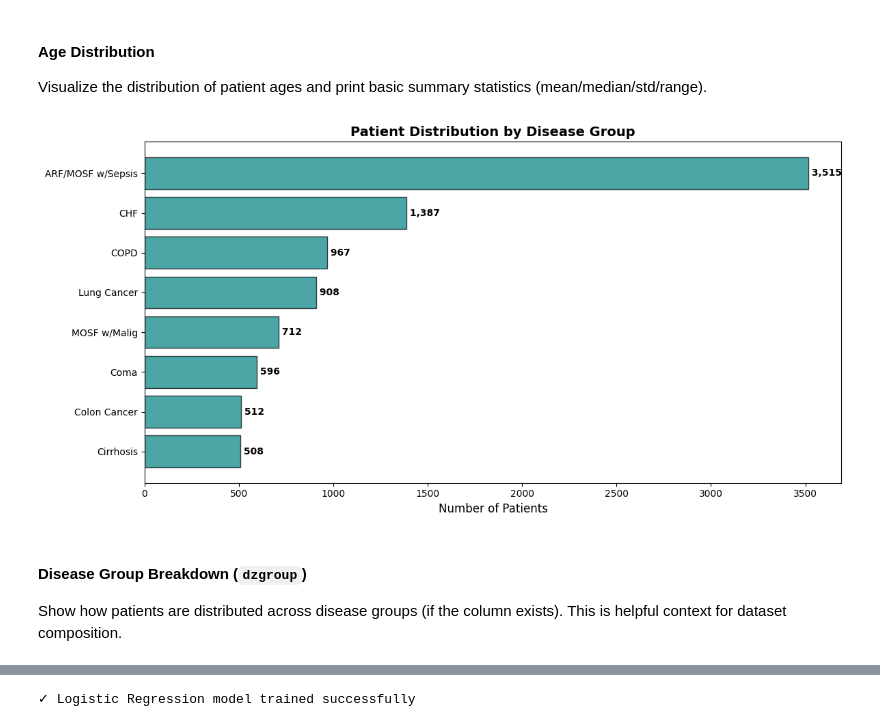
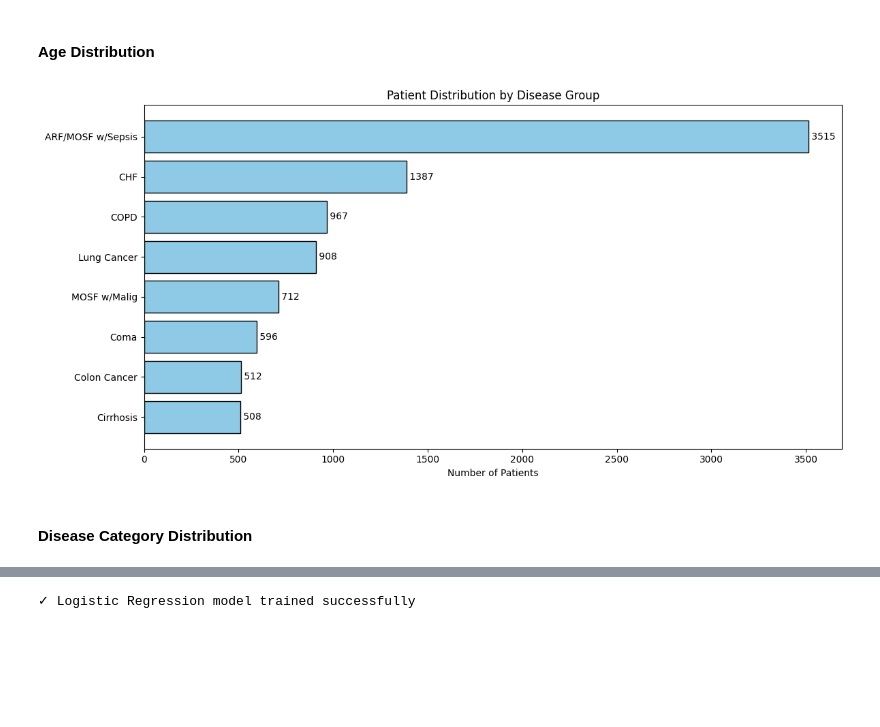
Before and after one commit to ARM-21/ICU-Critical-Patient-Survival-Rate-Prediction, a Jupyter notebook: Critical_Patient_Survival_Implementation.ipynb, the cells around one changed output, grey strips where cells are left out. Saved outputs shown, nothing was run; the diff lists cells and outputs as text; code cells hidden in the pictures; blank space fills up the shorter version.

```diff
--- a/Critical_Patient_Survival_Implementation.ipynb
+++ b/Critical_Patient_Survival_Implementation.ipynb
@@ -178,38 +167,32 @@ Age Statistics:
 # %% [markdown]
 #### Age Distribution
-
-
-Visualize the distribution of patient ages and print basic summary statistics (mean/median/std/range).
 # %%
-if 'dzgroup' in df.columns:
+# --- Disease Category Distribution ---
+
+if "dzgroup" in df.columns:
+    counts = df["dzgroup"].value_counts()
     plt.figure(figsize=(12, 6))
-
-    disease_counts = df['dzgroup'].value_counts()
-    bars = plt.barh(disease_counts.index, disease_counts.values,
-                    color='teal', edgecolor='black', alpha=0.7)
-
-    plt.xlabel('Number of Patients', fontsize=12)
-    plt.title('Patient Distribution by Disease Group',
-             fontweight='bold', fontsize=14)
+    bars = plt.barh(counts.index, counts.values, color="#8ecae6", edgecolor="black")
+    plt.xlabel("Number of Patients")
+    plt.title("Patient Distribution by Disease Group")
     plt.gca().invert_yaxis()
 
-    # Add count labels
-    for i, bar in enumerate(bars):
-        width = bar.get_width()
-        plt.text(width, bar.get_y() + bar.get_height()/2.,
-                f' {int(width):,}',
-                ha='left', va='center', fontweight='bold')
+    for b in bars:
+        plt.text(
+            b.get_width(),
+            b.get_y() + b.get_height() / 2,
+            f" {int(b.get_width())}",
+            va="center"
+        )
 
     plt.tight_layout()
-    plt.savefig('disease_distribution.png', dpi=300, bbox_inches='tight')
     plt.show()
+else:
+    print("Column 'dzgroup' not found in the dataset.")
 # %% [output]
-[figure, old version]
+[figure, new version]
 # %% [markdown]
-#### Disease Group Breakdown (`dzgroup`)
-
-
-Show how patients are distributed across disease groups (if the column exists). This is helpful context for dataset composition.
+#### Disease Category Distribution
 # %%
 TARGET = 'hospdead'
 y = df[TARGET]
```
Also changed, not shown: parts of 66 cells of this notebook.
